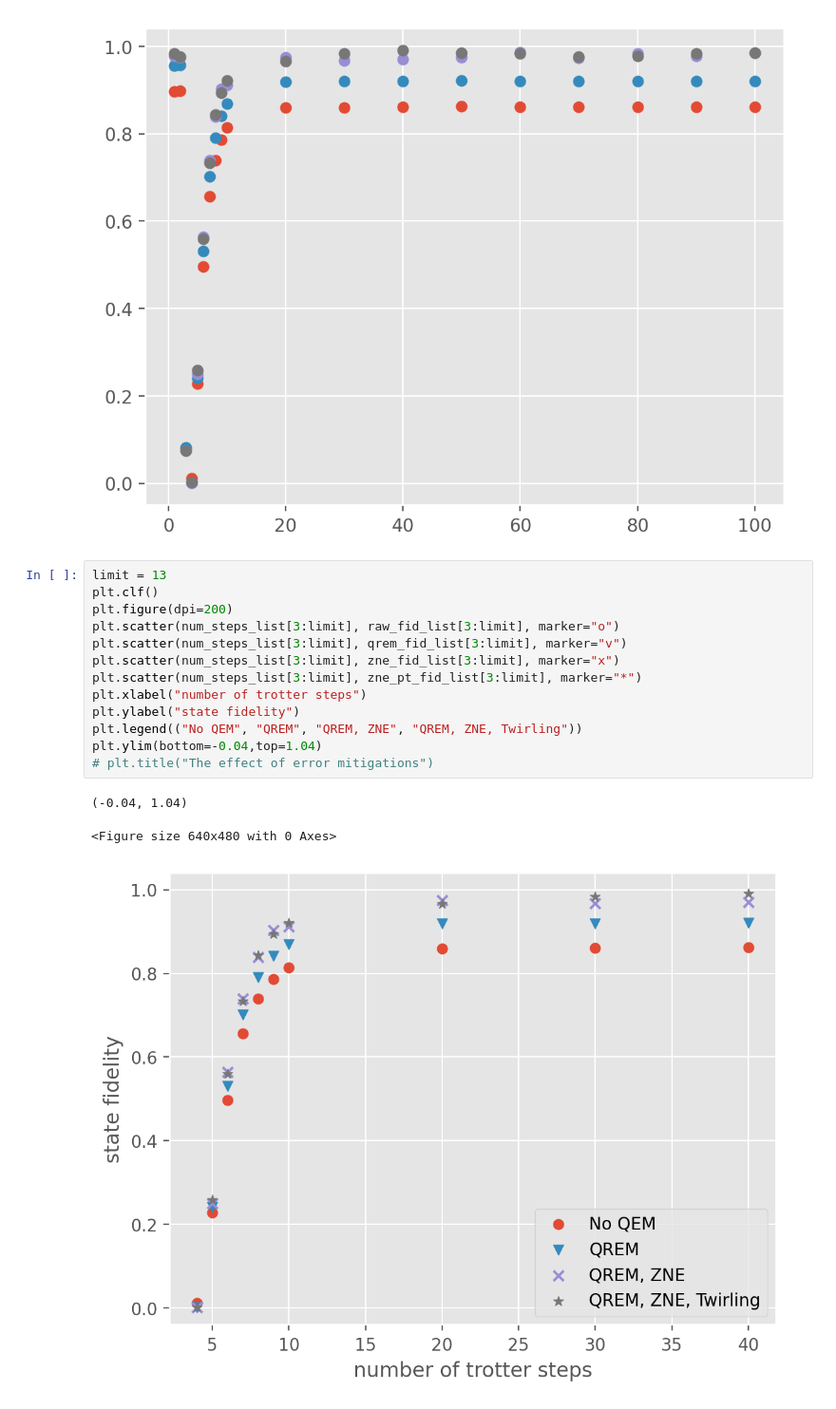
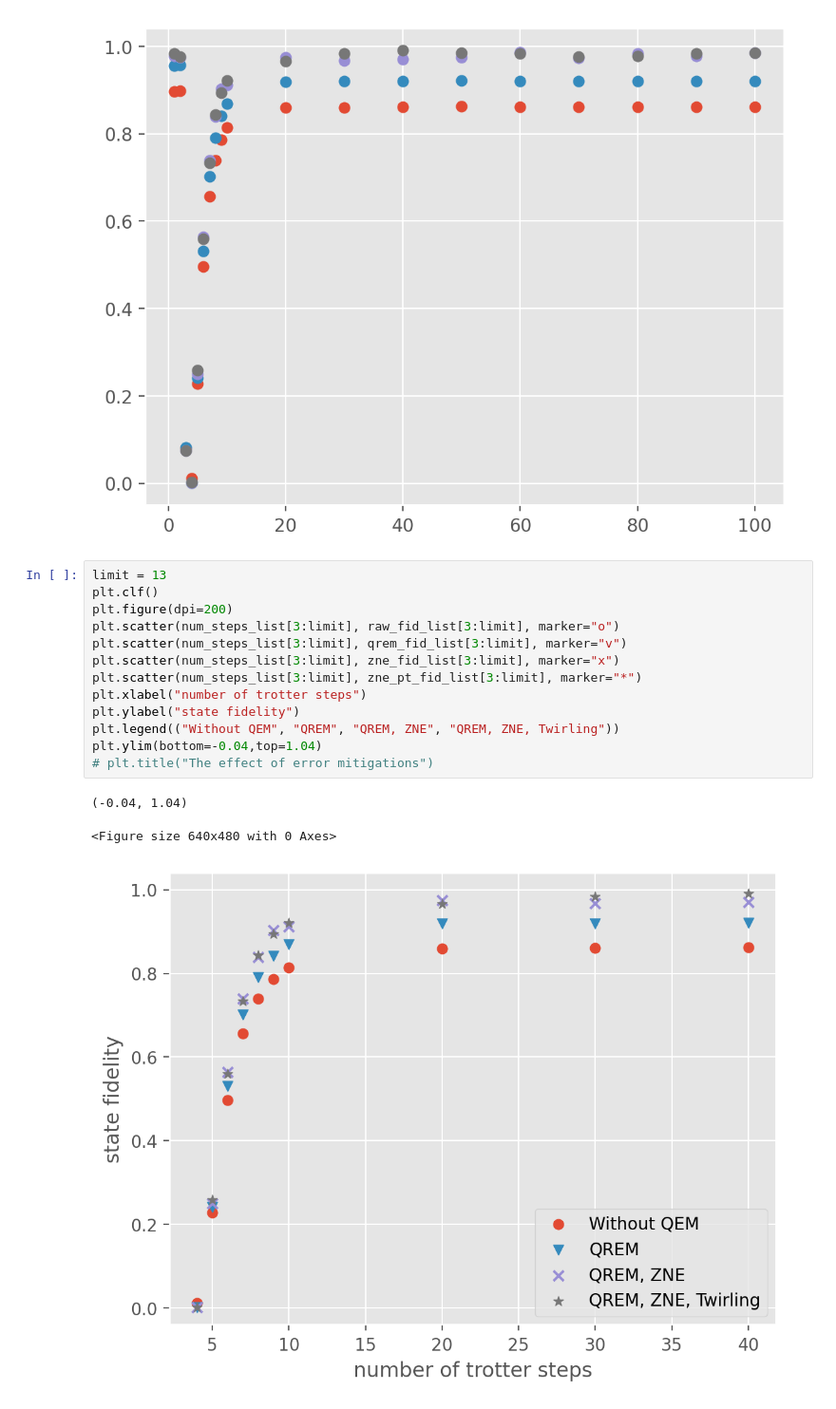
Before and after one commit to BOBO1997/osp_solutions, a Jupyter notebook: experiments/compare_qem/analyze_20251013.ipynb, the cells around one changed output. Shown at 95% size. Saved outputs shown, nothing was run; the diff lists cells and outputs as text.

Commit message:
updated figure

```diff
--- a/experiments/compare_qem/analyze_20251013.ipynb
+++ b/experiments/compare_qem/analyze_20251013.ipynb
@@ -46,20 +46,20 @@ plt.scatter(num_steps_list, zne_pt_fid_list)
 # %%
 limit = 13
 plt.clf()
 plt.figure(dpi=200)
 plt.scatter(num_steps_list[3:limit], raw_fid_list[3:limit], marker="o")
 plt.scatter(num_steps_list[3:limit], qrem_fid_list[3:limit], marker="v")
 plt.scatter(num_steps_list[3:limit], zne_fid_list[3:limit], marker="x")
 plt.scatter(num_steps_list[3:limit], zne_pt_fid_list[3:limit], marker="*")
 plt.xlabel("number of trotter steps")
 plt.ylabel("state fidelity")
-plt.legend(("No QEM", "QREM", "QREM, ZNE", "QREM, ZNE, Twirling"))
+plt.legend(("Without QEM", "QREM", "QREM, ZNE", "QREM, ZNE, Twirling"))
 plt.ylim(bottom=-0.04,top=1.04)
 # plt.title("The effect of error mitigations")
 # %% [output]
 (-0.04, 1.04)
 <Figure size 640x480 with 0 Axes>
-[figure, old version]
+[figure, new version]
 # %%
 import qiskit.tools.jupyter
 %qiskit_version_table
```
Also changed, not shown: parts of 1 cell of this notebook, 4 other files.
